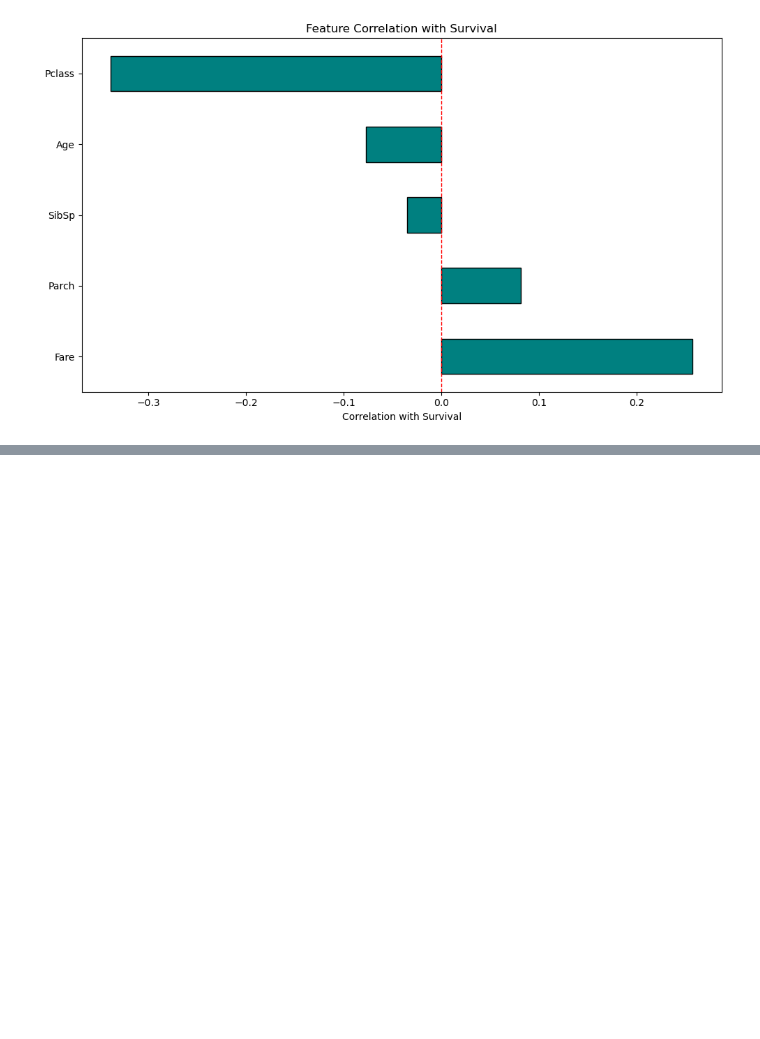
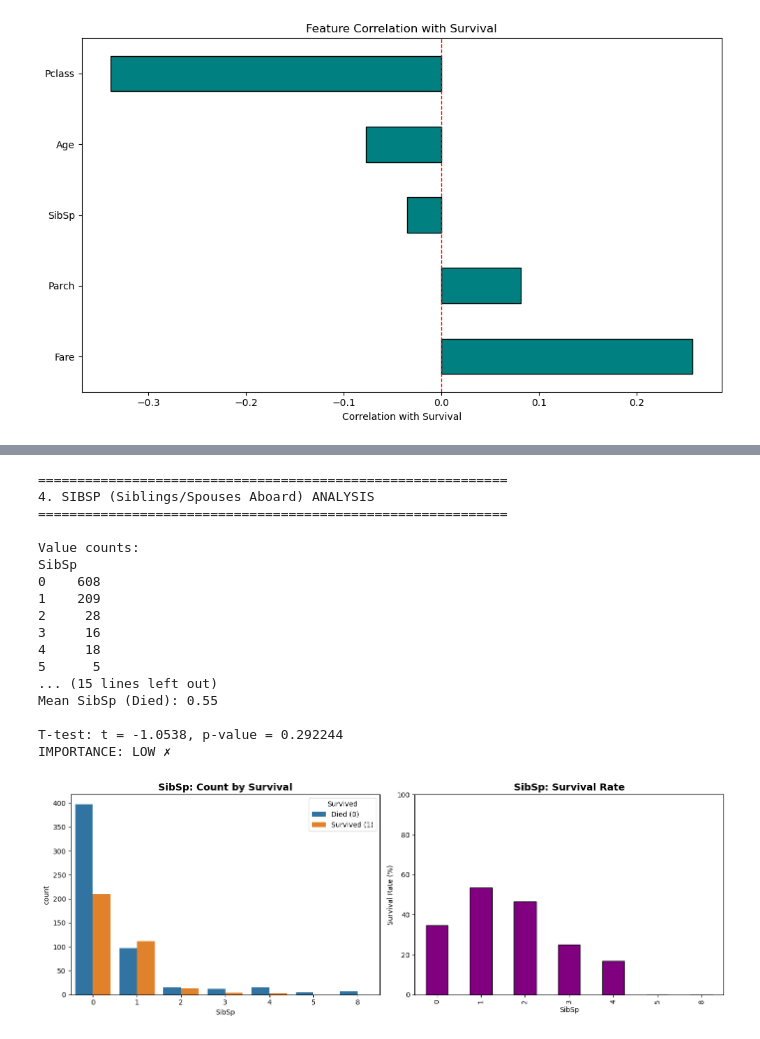
Before and after one commit to codedbydumi/kaggle-playground, a Jupyter notebook: Titanic Project/Untitled.ipynb, the cells around one changed output, grey strips where cells are left out. Cells and saved outputs as stored; diff of their text form; code cells hidden in the pictures; blank space fills up the shorter version.

```diff
--- a/Titanic Project/Untitled.ipynb
+++ b/Titanic Project/Untitled.ipynb
@@ -317,0 +553,63 @@ FEATURE IMPORTANCE SUMMARY
+# %%
+# ------------------------------------------------------------
+# 4. SIBSP (Siblings/Spouses) - NUMERICAL
+# ------------------------------------------------------------
+print("\n" + "="*60)
+print("4. SIBSP (Siblings/Spouses Aboard) ANALYSIS")
+print("="*60)
+
+print("\nValue counts:")
+print(df['SibSp'].value_counts().sort_index())
+
+# Survival rate by SibSp
+print("\nSurvival rate by SibSp:")
+survival_sibsp = df.groupby('SibSp')['Survived'].agg(['sum', 'count', 'mean'])
+survival_sibsp.columns = ['Survived_Count', 'Total', 'Survival_Rate']
+survival_sibsp['Survival_Rate'] = (survival_sibsp['Survival_Rate'] * 100).round(2)
+print(survival_sibsp)
+
+# Compare by survival
+survived = df[df['Survived'] == 1]['SibSp']
+died = df[df['Survived'] == 0]['SibSp']
+
+print(f"\nMean SibSp (Survived): {survived.mean():.2f}")
+print(f"Mean SibSp (Died): {died.mean():.2f}")
+
+# Statistical test
+t_stat, p_value = stats.ttest_ind(survived, died)
+print(f"\nT-test: t = {t_stat:.4f}, p-value = {p_value:.6f}")
+print(f"IMPORTANCE: {'HIGH ✓' if p_value < 0.05 else 'LOW ✗'}")
+
+# Visualization
+fig, axes = plt.subplots(1, 2, figsize=(14, 5))
+
+sns.countplot(data=df, x='SibSp', hue='Survived', ax=axes[0])
+axes[0].set_title('SibSp: Count by Survival', fontsize=14, fontweight='bold')
+axes[0].legend(title='Survived', labels=['Died (0)', 'Survived (1)'])
+
+survival_sibsp['Survival_Rate'].plot(kind='bar', ax=axes[1], color='purple', edgecolor='black')
+axes[1].set_title('SibSp: Survival Rate', fontsize=14, fontweight='bold')
+axes[1].set_ylabel('Survival Rate (%)')
+axes[1].set_ylim([0, 100])
+
+plt.tight_layout()
+plt.show()
+# %% [output]
+============================================================
+4. SIBSP (Siblings/Spouses Aboard) ANALYSIS
+============================================================
+
+Value counts:
+SibSp
+0    608
+1    209
+2     28
+3     16
+4     18
+5      5
+... (15 lines left out)
+Mean SibSp (Died): 0.55
+
+T-test: t = -1.0538, p-value = 0.292244
+IMPORTANCE: LOW ✗
+[figure, added]
```
Also changed, not shown: parts of 9 cells of this notebook.
